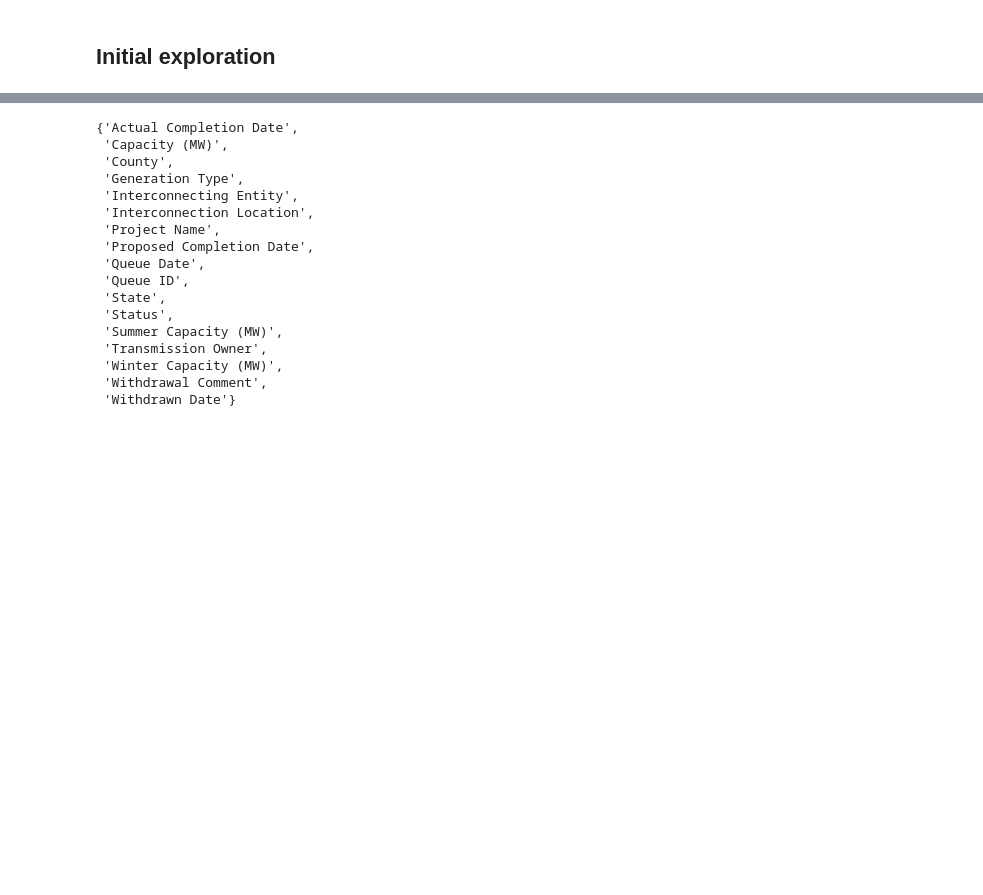
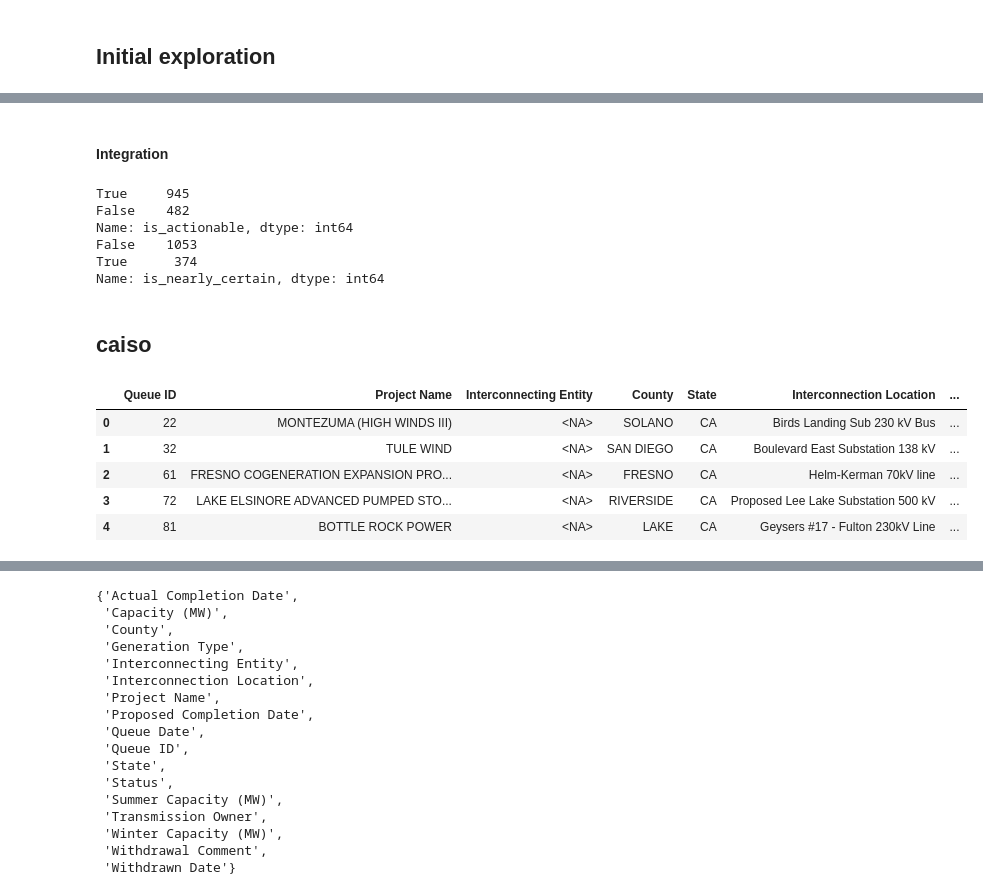
Before and after one commit to deployment-gap-model-education-fund/deployment-gap-model, a Jupyter notebook: notebooks/41-bdn-gridstatus-integration.ipynb, the cells around one changed output, grey strips where cells are left out. Cells and saved outputs as stored; diff of their text form; code cells hidden in the pictures; blank space fills up the shorter version.

```diff
--- a/notebooks/41-bdn-gridstatus-integration.ipynb
+++ b/notebooks/41-bdn-gridstatus-integration.ipynb
@@ -132,0 +350,44 @@ Enter the authorization code:  4/0AfJohXk7kBpQs7utEvdGB89UngWQWCHNWOwvO4qVkcQPXq
+# %% [markdown]
+#### Integration
+# %%
+actionable_ia_statuses = {
+    'SS Completed, FIS Started, No IA',
+    'SS Completed, FIS Completed, No IA',
+}
+nearly_certain_ia_statuses = {
+    'SS Completed, FIS Completed, IA',
+    'SS Completed, FIS Started, IA',
+    'SS Completed, FIS Not Started, IA',
+}
+ercot["is_actionable"] = (
+    ercot["GIM Study Phase"].isin(actionable_ia_statuses).fillna(False)
+)
+ercot["is_nearly_certain"] = (
+    ercot["GIM Study Phase"]
+    .isin(nearly_certain_ia_statuses)
+    .fillna(False)
+)
+
+print(ercot.is_actionable.value_counts())
+print(ercot.is_nearly_certain.value_counts())
+
+assert (~ercot[["is_actionable", "is_nearly_certain"]].all(axis=1)).all()
+# %% [output]
+True     945
+False    482
+Name: is_actionable, dtype: int64
+False    1053
+True      374
+Name: is_nearly_certain, dtype: int64
+# %% [markdown]
+## caiso
+# %%
+caiso = gs_dfs["caiso"]
+caiso.head()
+# %% [output]
+|  | Queue ID | Project Name | Interconnecting Entity | County | State | Interconnection Location | ... |
+| 0 | 22 | MONTEZUMA (HIGH WINDS III) | <NA> | SOLANO | CA | Birds Landing Sub 230 kV Bus | ... |
+| 1 | 32 | TULE WIND | <NA> | SAN DIEGO | CA | Boulevard East Substation 138 kV | ... |
+| 2 | 61 | FRESNO COGENERATION EXPANSION PRO... | <NA> | FRESNO | CA | Helm-Kerman 70kV line | ... |
+| 3 | 72 | LAKE ELSINORE ADVANCED PUMPED STO... | <NA> | RIVERSIDE | CA | Proposed Lee Lake Substation 500 kV | ... |
+| 4 | 81 | BOTTLE ROCK POWER | <NA> | LAKE | CA | Geysers #17 - Fulton 230kV Line | ... |
```
Also changed, not shown: parts of 86 cells of this notebook, 2 other files.
